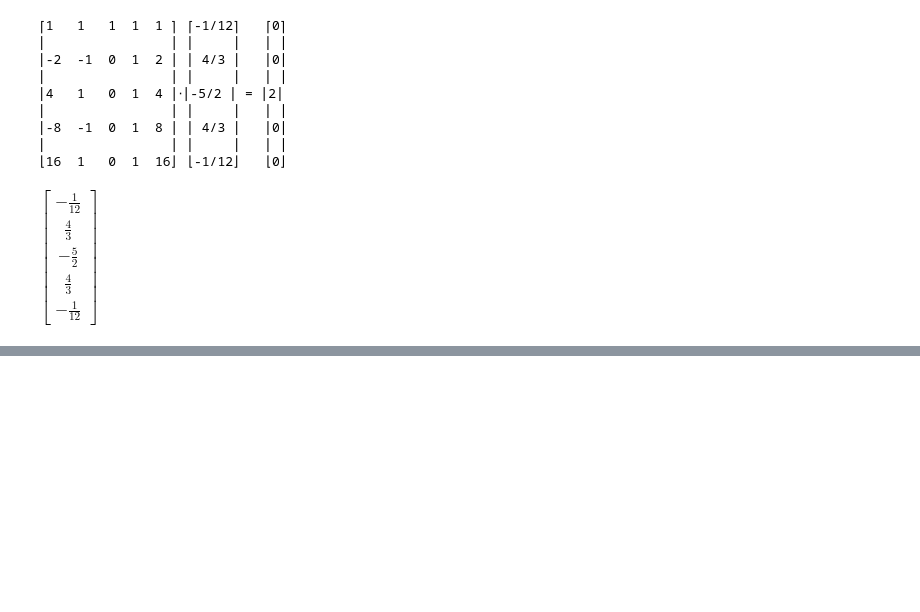
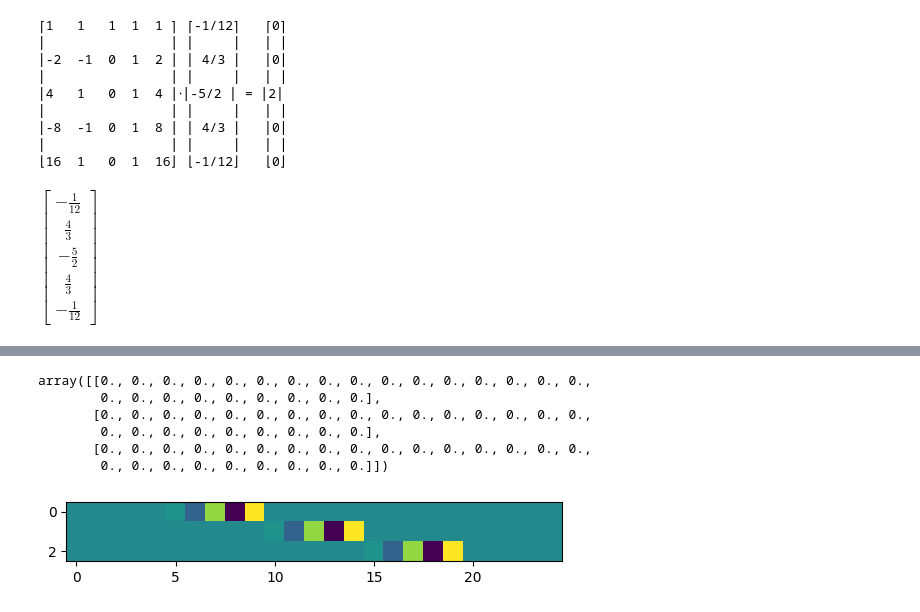
Before and after one commit to jabelieu/nmfde_class, a Jupyter notebook: hw1_jab.ipynb, the cells around one changed output, grey strips where cells are left out. Saved outputs shown, nothing was run; the diff lists cells and outputs as text; code cells hidden in the pictures; blank space fills up the shorter version.

```diff
--- a/hw1_jab.ipynb
+++ b/hw1_jab.ipynb
@@ -938,0 +929,34 @@ plt.colorbar(im3, ax=axs[1][1]);
+# %%
+# IGNORE THIS FOR GRADING
+addon = np.zeros(shape=((n-2),n*n))
+addon
+# %% [output]
+array([[0., 0., 0., 0., 0., 0., 0., 0., 0., 0., 0., 0., 0., 0., 0., 0.,
+        0., 0., 0., 0., 0., 0., 0., 0., 0.],
+       [0., 0., 0., 0., 0., 0., 0., 0., 0., 0., 0., 0., 0., 0., 0., 0.,
+        0., 0., 0., 0., 0., 0., 0., 0., 0.],
+       [0., 0., 0., 0., 0., 0., 0., 0., 0., 0., 0., 0., 0., 0., 0., 0.,
+        0., 0., 0., 0., 0., 0., 0., 0., 0.]])
+# %%
+# IGNORE THIS FOR GRADING
+
+nm0_coeff =  25/(12*h)
+nm1_coeff =  -48/(25*h)
+nm2_coeff = 36/(25*h)
+nm3_coeff = -16/(25*h)
+nm4_coeff = 3/(25*h)
+
+for idx in range ( n-2 ) :
+
+    ghost_idx = idx * (n) + n - 1+5
+
+    addon[idx,ghost_idx] = nm0_coeff
+    addon[idx,ghost_idx - 1] = nm1_coeff
+    addon[idx,ghost_idx - 2] = nm2_coeff
+    addon[idx,ghost_idx - 3] = nm3_coeff
+    addon[idx,ghost_idx - 4] = nm4_coeff
+
+
+plt.imshow(addon, cmap="viridis", interpolation="none");
+# %% [output]
+[figure, added]
```
Also changed, not shown: parts of 11 cells of this notebook, 10 other files.
